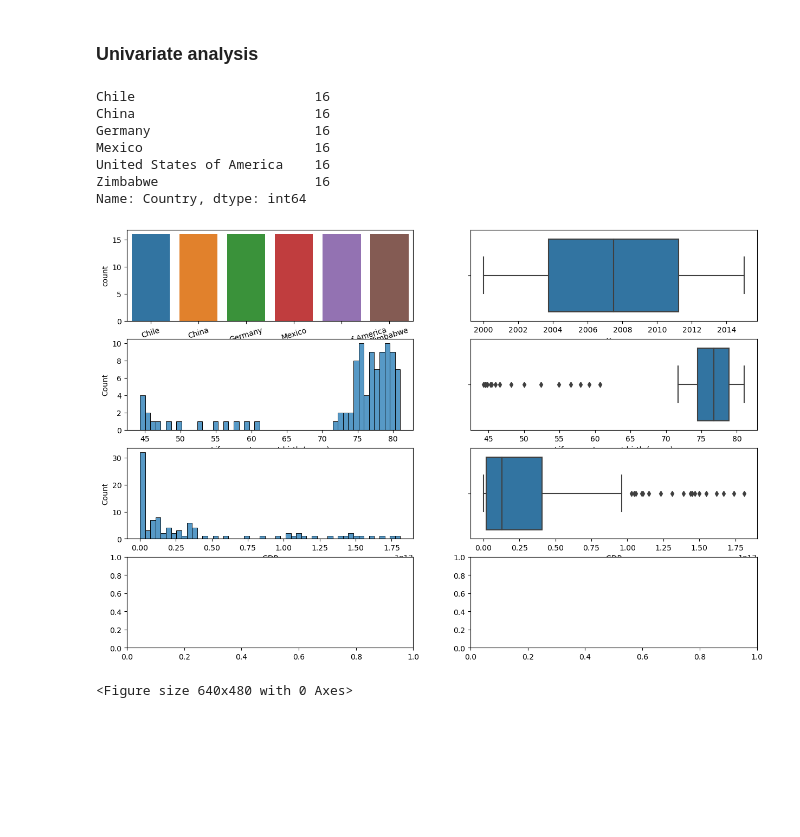
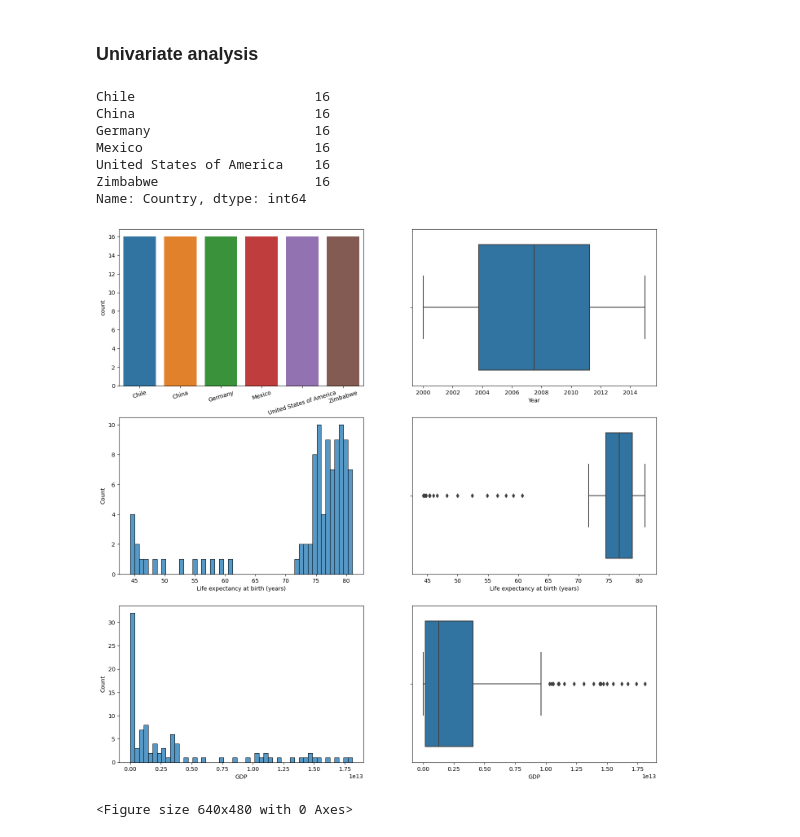
Before and after one commit to S0la1re/Life-Expectancy-and-GDP, a Jupyter notebook: life_expectancy_gdp.ipynb, the cells around one changed output. Saved outputs shown, nothing was run; the diff lists cells and outputs as text; code cells hidden in the pictures; blank space fills up the shorter version.

```diff
--- a/life_expectancy_gdp.ipynb
+++ b/life_expectancy_gdp.ipynb
@@ -70,30 +85,30 @@ duplicated_values:
 # %%
 country_count = df['Country'].value_counts()
 print(country_count)
 
-fig, axes = plt.subplots(nrows=4, ncols=2, figsize=(15, 10))
+fig, axes = plt.subplots(nrows=3, ncols=2, figsize=(17, 17))
 
 sns.countplot(x="Country", data=df, ax=axes[0, 0])
 axes[0, 0].set_xticklabels(axes[0, 0].get_xticklabels(), rotation=17)
 
 sns.boxplot(x='Year', data=df, ax=axes[0, 1])
 
-sns.histplot(df['Life expectancy at birth (years)'], bins=50, kde=False, ax=axes[1, 0])
+sns.histplot(df['Life expectancy at birth (years)'], bins=50, ax=axes[1, 0])
 sns.boxplot(x='Life expectancy at birth (years)', data=df, ax=axes[1, 1])
 
-sns.histplot(df['GDP'], bins=50, kde=False, ax=axes[2, 0])
+sns.histplot(df['GDP'], bins=50, ax=axes[2, 0])
 sns.boxplot(x='GDP', data=df, ax=axes[2, 1])
 
 
 plt.show()
 plt.clf()
 # %% [output]
 Chile                       16
 China                       16
 Germany                     16
 Mexico                      16
 United States of America    16
 Zimbabwe                    16
 Name: Country, dtype: int64
-[figure, old version]
+[figure, new version]
 <Figure size 640x480 with 0 Axes>
```
Also changed, not shown: parts of 7 cells of this notebook.
